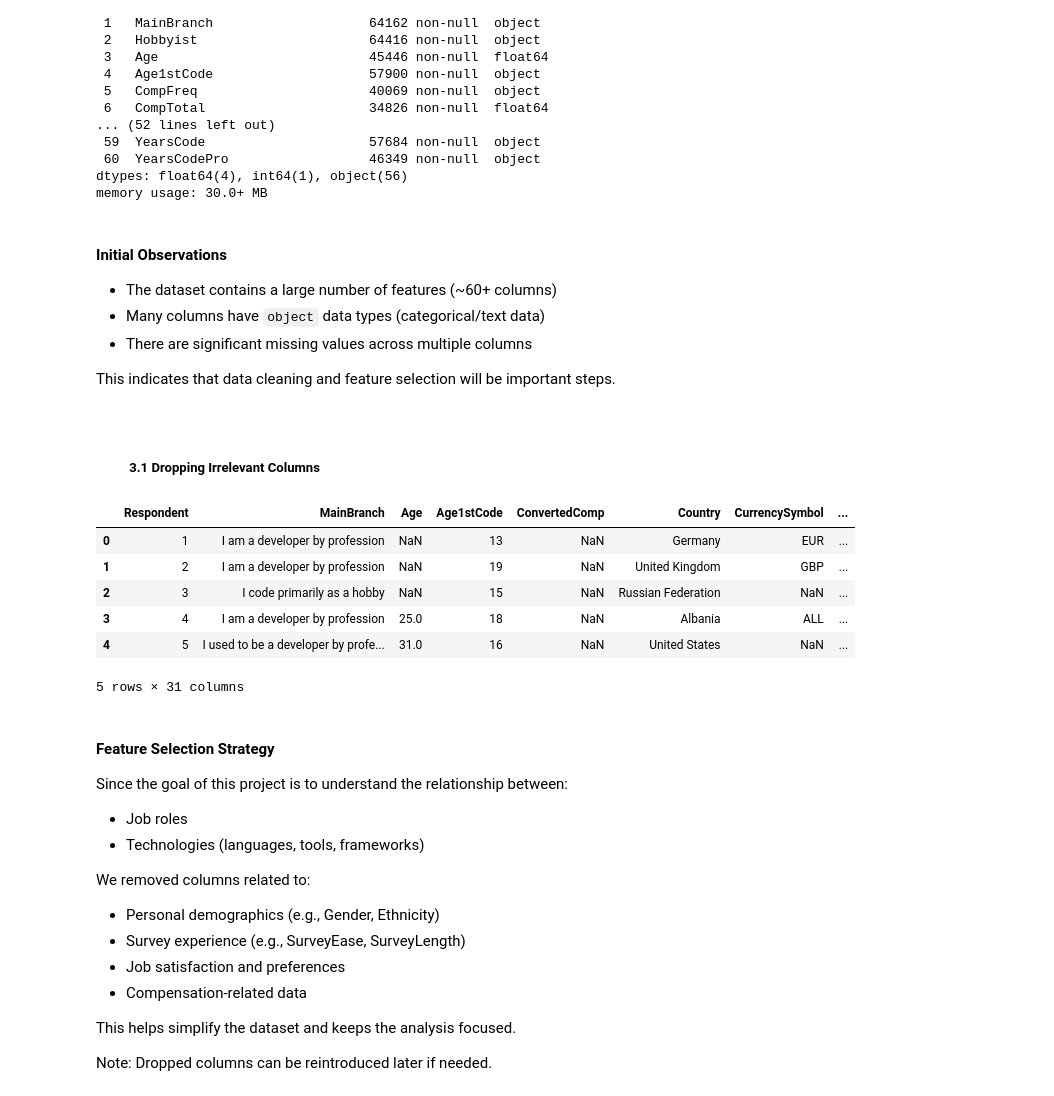
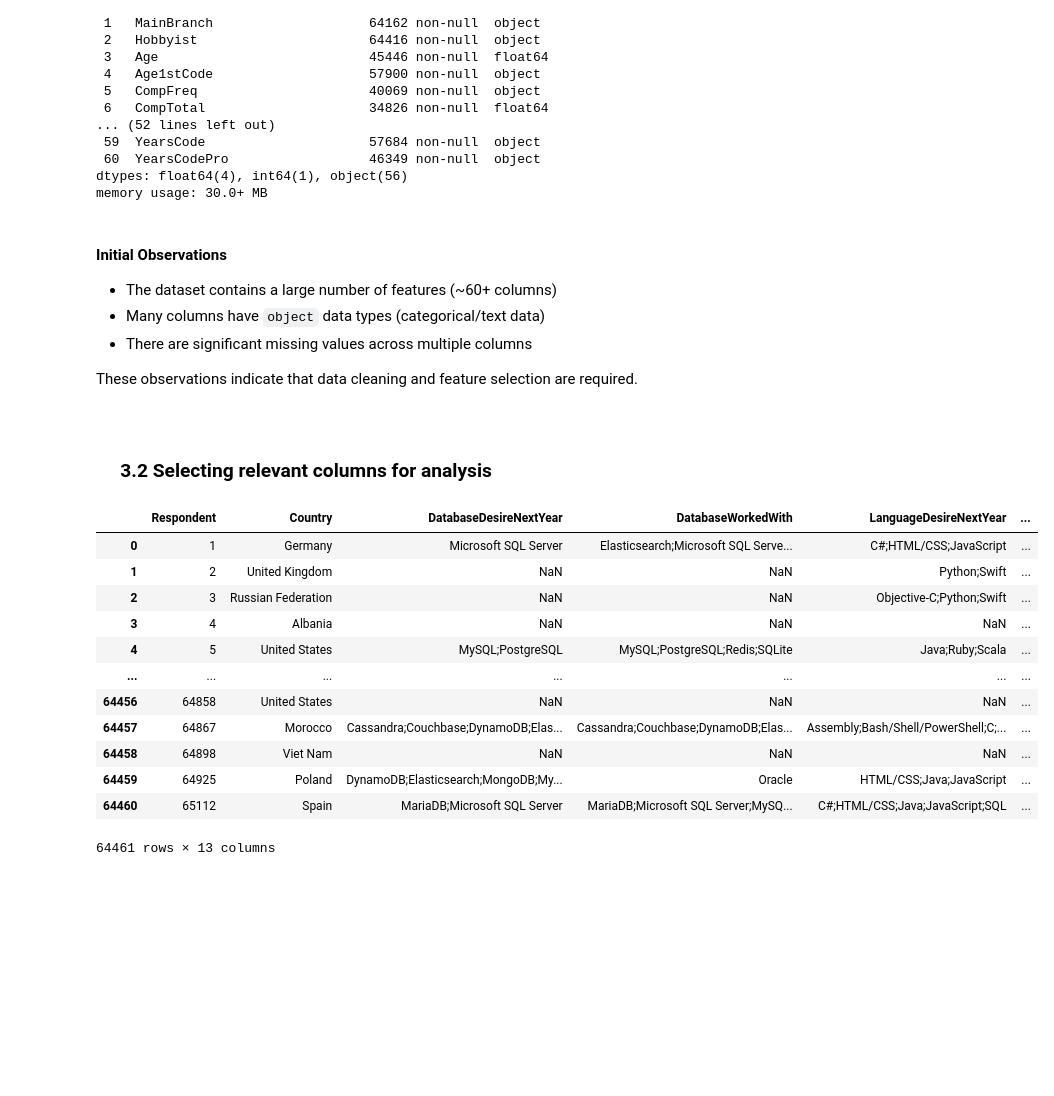
Before and after one commit to YousefAmerAwad/CareerTech-Mapper, a Jupyter notebook: exploration.ipynb, the cells around one changed output. Drawn from its saved outputs; the diff is of its cells as text; code cells hidden in the pictures; blank space fills up the shorter version.

Commit message:
Modify the previous code and add first data cleaning code

```diff
--- a/exploration.ipynb
+++ b/exploration.ipynb
@@ -81,48 +92,36 @@ memory usage: 30.0+ MB
 - Many columns have `object` data types (categorical/text data)
 - There are significant missing values across multiple columns
 
- This indicates that data cleaning and feature selection will be important steps.
+These observations indicate that data cleaning and feature selection are required.
 # %% [markdown]
 <br>
 
-##### &emsp; &emsp; 3.1 Dropping Irrelevant Columns
+### &emsp;  3.2 Selecting relevant columns for analysis
 # %%
-# Dropping columns that are not relevant to our problem:
-# Goal: Focus on relationships between job roles and technologies
+# Select relevant columns for analysis
+# Goal: Understand relationship between job roles (DevType) and technologies
+# 'Respondent': unique id (tracking)
+# 'Country': regional differences in tech usage
 
-df_clean = df.drop(columns=[
-    'Hobbyist','CompFreq','CompTotal','CurrencyDesc','Ethnicity','Gender',
-    'JobSat','JobSeek','NEWJobHunt','NEWJobHuntResearch','NEWLearn',
-    'NEWOffTopic','NEWOnboardGood','NEWOtherComms','NEWOvertime',
-    'NEWPurchaseResearch','NEWPurpleLink','NEWStuck','OpSys',
-    'PurchaseWhat','Sexuality','SOAccount','SOComm','SOPartFreq',
-    'SOVisitFreq','SurveyEase','SurveyLength','Trans','WelcomeChange',
-    'WorkWeekHrs'
-])
 
-# Preview cleaned dataset
-df_clean.head()
+df_core = df[[
+    'Respondent','Country','DatabaseDesireNextYear','DatabaseWorkedWith',
+    'LanguageDesireNextYear','LanguageWorkedWith','MiscTechDesireNextYear',
+    'MiscTechWorkedWith','PlatformDesireNextYear','PlatformWorkedWith',
+    'WebframeDesireNextYear','WebframeWorkedWith','DevType'
+]]
+df_core
 # %% [output]
-|  | Respondent | MainBranch | Age | Age1stCode | ConvertedComp | Country | CurrencySymbol | ... |
-| 0 | 1 | I am a developer by profession | NaN | 13 | NaN | Germany | EUR | ... |
-| 1 | 2 | I am a developer by profession | NaN | 19 | NaN | United Kingdom | GBP | ... |
-| 2 | 3 | I code primarily as a hobby | NaN | 15 | NaN | Russian Federation | NaN | ... |
-| 3 | 4 | I am a developer by profession | 25.0 | 18 | NaN | Albania | ALL | ... |
-| 4 | 5 | I used to be a developer by profe... | 31.0 | 16 | NaN | United States | NaN | ... |
+|  | Respondent | Country | DatabaseDesireNextYear | DatabaseWorkedWith | LanguageDesireNextYear | ... |
+| 0 | 1 | Germany | Microsoft SQL Server | Elasticsearch;Microsoft SQL Serve... | C#;HTML/CSS;JavaScript | ... |
+| 1 | 2 | United Kingdom | NaN | NaN | Python;Swift | ... |
+| 2 | 3 | Russian Federation | NaN | NaN | Objective-C;Python;Swift | ... |
+| 3 | 4 | Albania | NaN | NaN | NaN | ... |
+| 4 | 5 | United States | MySQL;PostgreSQL | MySQL;PostgreSQL;Redis;SQLite | Java;Ruby;Scala | ... |
+| ... | ... | ... | ... | ... | ... | ... |
+| 64456 | 64858 | United States | NaN | NaN | NaN | ... |
+| 64457 | 64867 | Morocco | Cassandra;Couchbase;DynamoDB;Elas... | Cassandra;Couchbase;DynamoDB;Elas... | Assembly;Bash/Shell/PowerShell;C;... | ... |
+| 64458 | 64898 | Viet Nam | NaN | NaN | NaN | ... |
+| 64459 | 64925 | Poland | DynamoDB;Elasticsearch;MongoDB;My... | Oracle | HTML/CSS;Java;JavaScript | ... |
+| 64460 | 65112 | Spain | MariaDB;Microsoft SQL Server | MariaDB;Microsoft SQL Server;MySQ... | C#;HTML/CSS;Java;JavaScript;SQL | ... |
-5 rows × 31 columns
+64461 rows × 13 columns
-# %% [markdown]
-####  Feature Selection Strategy
-
-Since the goal of this project is to understand the relationship between:
-- Job roles
-- Technologies (languages, tools, frameworks)
-
-We removed columns related to:
-- Personal demographics (e.g., Gender, Ethnicity)
-- Survey experience (e.g., SurveyEase, SurveyLength)
-- Job satisfaction and preferences
-- Compensation-related data
-
- This helps simplify the dataset and keeps the analysis focused.
-
- Note: Dropped columns can be reintroduced later if needed.
```
Also changed, not shown: parts of 23 cells of this notebook.
